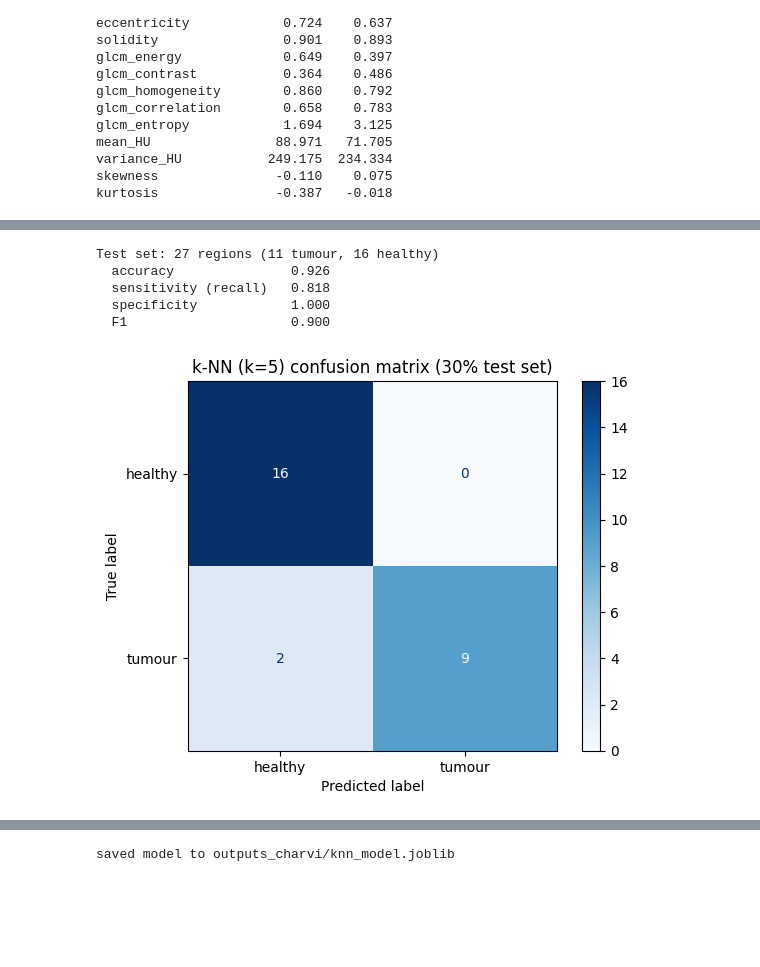
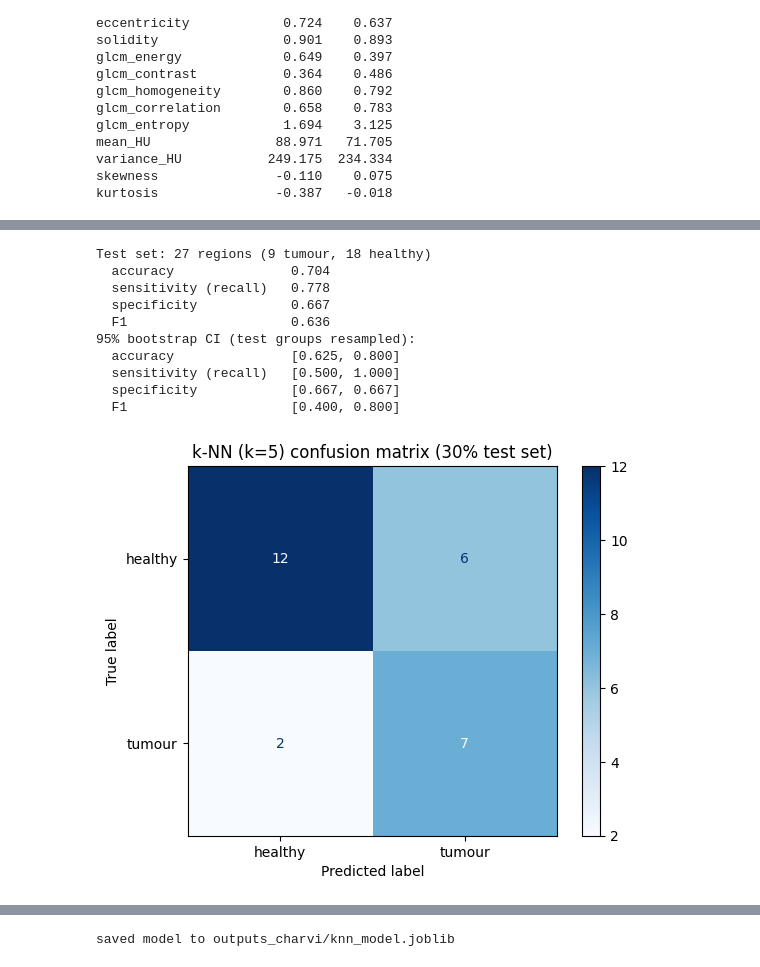
Before and after one commit to samasaeed-mv/imaging-assignment-, a Jupyter notebook: phase3/04_classification_charvi.ipynb, the cells around one changed output, grey strips where cells are left out. Cells and saved outputs as stored; diff of their text form; code cells hidden in the pictures; blank space fills up the shorter version.

Commit message:
Phase 3: grouped 70/30 split, grouped 5-fold CV on train, bootstrap CIs

```diff
--- a/phase3/04_classification_charvi.ipynb
+++ b/phase3/04_classification_charvi.ipynb
@@ -170,25 +209,47 @@ print(f"5-fold cross-validation accuracy: {cv.mean():.3f} (+/- {cv.std():.3f})
 # %%
 tn, fp, fn, tp = confusion_matrix(y_test, y_pred, labels=[0, 1]).ravel()
 metrics = {"accuracy": accuracy_score(y_test, y_pred),
            "sensitivity (recall)": tp / (tp + fn) if tp + fn else 0,   # tumours correctly found
            "specificity": tn / (tn + fp) if tn + fp else 0,            # healthy correctly cleared
            "F1": f1_score(y_test, y_pred, zero_division=0)}
 print(f"Test set: {len(y_test)} regions ({(y_test == 1).sum()} tumour, {(y_test == 0).sum()} healthy)")
 for k, v in metrics.items():
     print(f"  {k:22s} {v:.3f}")
-pd.DataFrame([metrics]).to_csv(f"{OUT}/phase3_metrics.csv", index=False)
+# ---- 95% confidence intervals: bootstrap over the test GROUPS (slices), 2000 resamples ----
+def scores(t, p):
+    tn, fp, fn, tp = confusion_matrix(t, p, labels=[0, 1]).ravel()
+    return [accuracy_score(t, p), tp / (tp + fn) if tp + fn else np.nan, tn / (tn + fp) if tn + fp else np.nan,
+            f1_score(t, p, zero_division=0)]
+boot_rng = np.random.default_rng(0)
+test_groups = groups[idx_test]
+boot = []
+for _ in range(2000):
+    pick = np.concatenate([np.where(test_groups == g)[0] for g in boot_rng.choice(np.unique(test_groups), len(np.unique(test_groups)))])
+    boot.append(scores(y_test[pick], y_pred[pick]))
+lo, hi = np.nanpercentile(boot, 2.5, axis=0), np.nanpercentile(boot, 97.5, axis=0)
+ci = {}
+print("95% bootstrap CI (test groups resampled):")
+for k, a, b in zip(metrics, lo, hi):
+    ci[f"{k} CI low"], ci[f"{k} CI high"] = a, b
+    print(f"  {k:22s} [{a:.3f}, {b:.3f}]")
+pd.DataFrame([{**metrics, **cv_summary, **ci}]).to_csv(f"{OUT}/phase3_metrics.csv", index=False)
 
 ConfusionMatrixDisplay(confusion_matrix(y_test, y_pred, labels=[0, 1]),
                        display_labels=["healthy", "tumour"]).plot(cmap="Blues")
-plt.title("k-NN (k=5) confusion matrix (30% test set)")
+plt.title(f"k-NN (k={best}) confusion matrix (30% test set)")
 plt.savefig(f"{FIGS}/{NAME}_p3_confusion_matrix.png", dpi=120, bbox_inches="tight"); plt.show()
 # %% [output]
-Test set: 27 regions (11 tumour, 16 healthy)
-  accuracy               0.926
-  sensitivity (recall)   0.818
-  specificity            1.000
-  F1                     0.900
+Test set: 27 regions (9 tumour, 18 healthy)
+  accuracy               0.704
+  sensitivity (recall)   0.778
+  specificity            0.667
+  F1                     0.636
+95% bootstrap CI (test groups resampled):
+  accuracy               [0.625, 0.800]
+  sensitivity (recall)   [0.500, 1.000]
+  specificity            [0.667, 0.667]
+  F1                     [0.400, 0.800]
-[figure, old version]
+[figure, new version]
 # %%
 # ---- failed cases: the test regions the classifier got wrong ----
 FAILED = f"../report/failed_cases/{NAME}"
```
Also changed, not shown: parts of 3 cells of this notebook, 27 other files.
